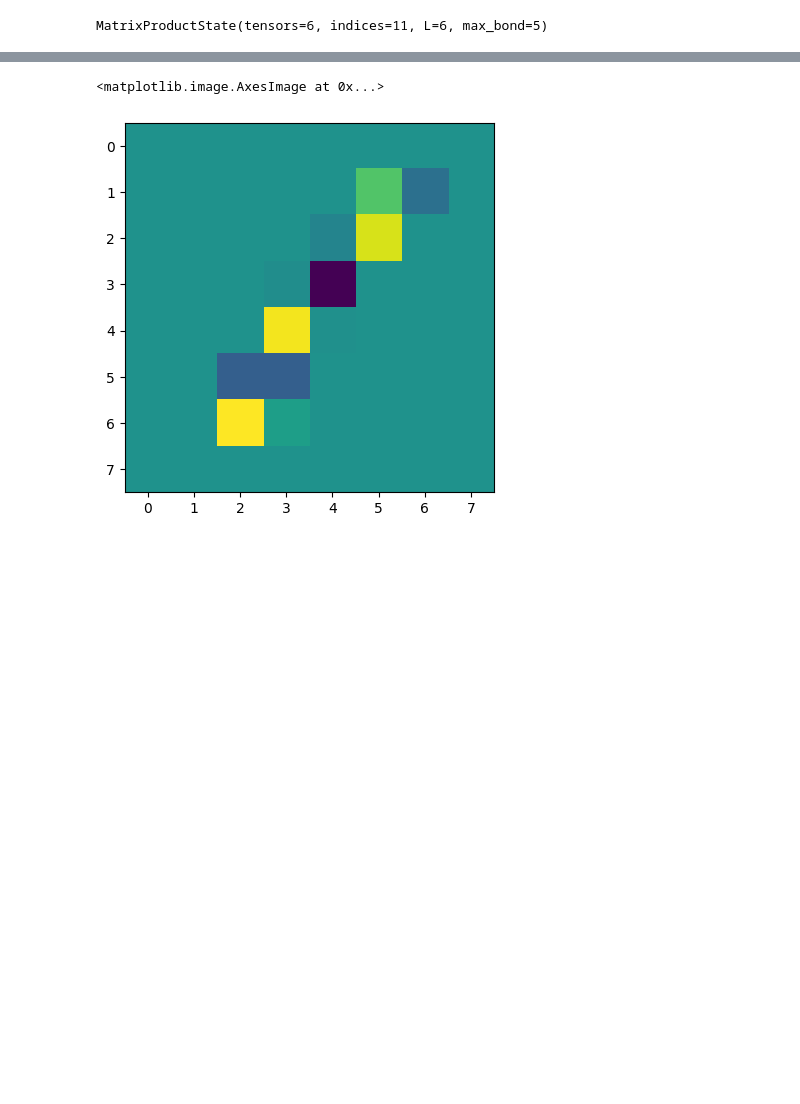
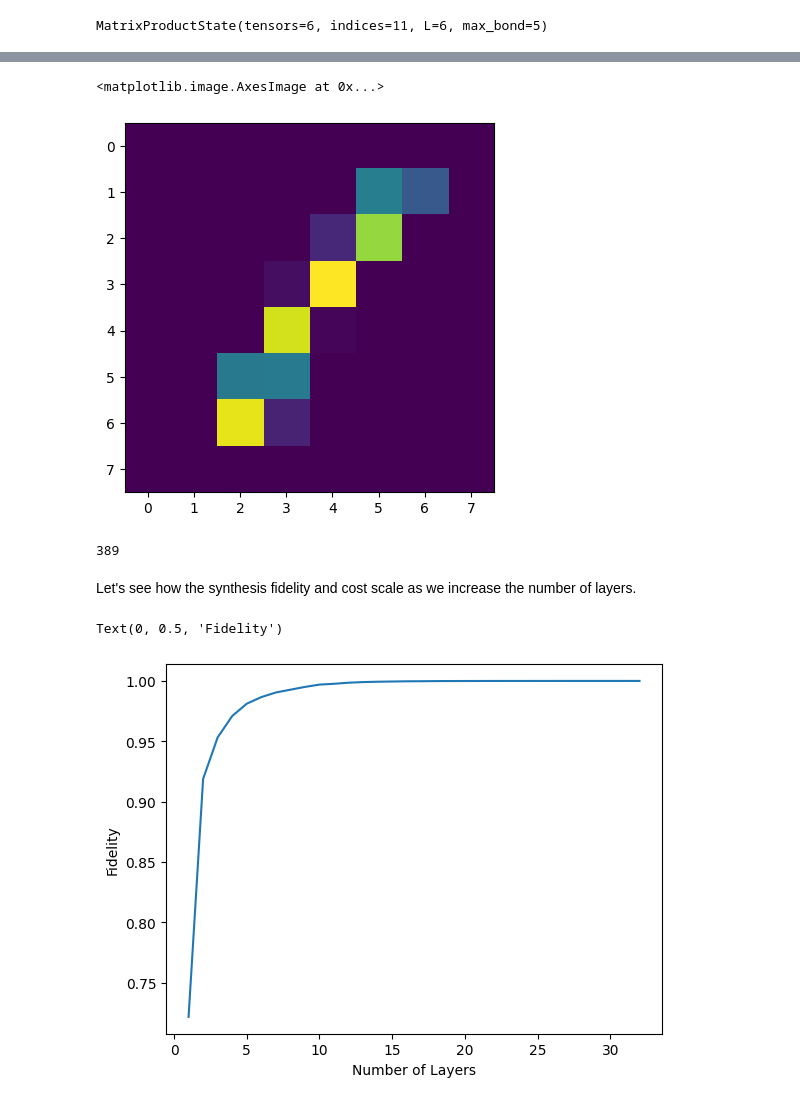
Before and after one commit to Qualition/qmprs, a Jupyter notebook: notebooks/Creating and Manipulating MPS.ipynb, the cells around one changed output, grey strips where cells are left out. Cells and saved outputs as stored; diff of their text form; code cells hidden in the pictures; blank space fills up the shorter version.

```diff
--- a/notebooks/Creating and Manipulating MPS.ipynb
+++ b/notebooks/Creating and Manipulating MPS.ipynb
@@ -53,18 +55,15 @@ Next, we will convert this image to a quantum state using `qickit.data.Data`'s `
 # %%
-from qickit.data import Data
-
-# Create a `qickit.data.Data` instance
-state = Data(test_image)
-state.to_quantumstate()
+# Create a `qickit.primitives.Ket` instance
+state = Ket(test_image.flatten())
 
 # Create a `qmprs.mps.MPS` instance
-mps = MPS(statevector=state, bond_dimension=32)
+mps = MPS(statevector=state, bond_dimension=8)
 # %% [markdown]
 We can then reconstruct the state vector using `.to_statevector()` method.
 # %%
-state = MPS.to_statevector(mps.mps)
+state = MPS.to_statevector(mps.mps).data.astype(float)
 
-plt.imshow(state.data.reshape(8, 8))
+plt.imshow(state.reshape(8, 8))
 # %% [output]
 <matplotlib.image.AxesImage at 0x...>
 [figure]
@@ -81,7 +78,7 @@ from qickit.circuit import QiskitCircuit
 sequential_encoder = Sequential(QiskitCircuit)
 circuit = sequential_encoder.prepare_mps(mps, num_layers=32)
 # %%
-statevector = circuit.get_statevector()
+statevector = circuit.get_statevector().astype(float)
 
 print(statevector)
 # %% [output]
@@ -104,7 +101,31 @@ print(statevector)
 # %%
-import matplotlib.pyplot as plt
-
 plt.imshow(statevector.reshape(8, 8))
 # %% [output]
 <matplotlib.image.AxesImage at 0x...>
-[figure, old version]
+[figure, new version]
+# %%
+circuit.get_depth()
+# %% [output]
+389
+# %% [markdown]
+Let's see how the synthesis fidelity and cost scale as we increase the number of layers.
+# %%
+layers = range(1, 33)
+fidelities = []
+depths = []
+
+sequential_encoder = Sequential(QiskitCircuit)
+
+for layer in layers:
+    circuit = sequential_encoder.prepare_mps(mps, num_layers=layer)
+    statevector = circuit.get_statevector().astype(float)
+    fidelity = np.dot(state.T, statevector)
+    fidelities.append(fidelity)
+    depths.append(circuit.get_depth())
+# %%
+plt.plot(layers, fidelities)
+plt.xlabel('Number of Layers')
+plt.ylabel('Fidelity')
+# %% [output]
+Text(0, 0.5, 'Fidelity')
+[figure, added]
```
Also changed, not shown: parts of 44 cells of this notebook, 9 other files.
